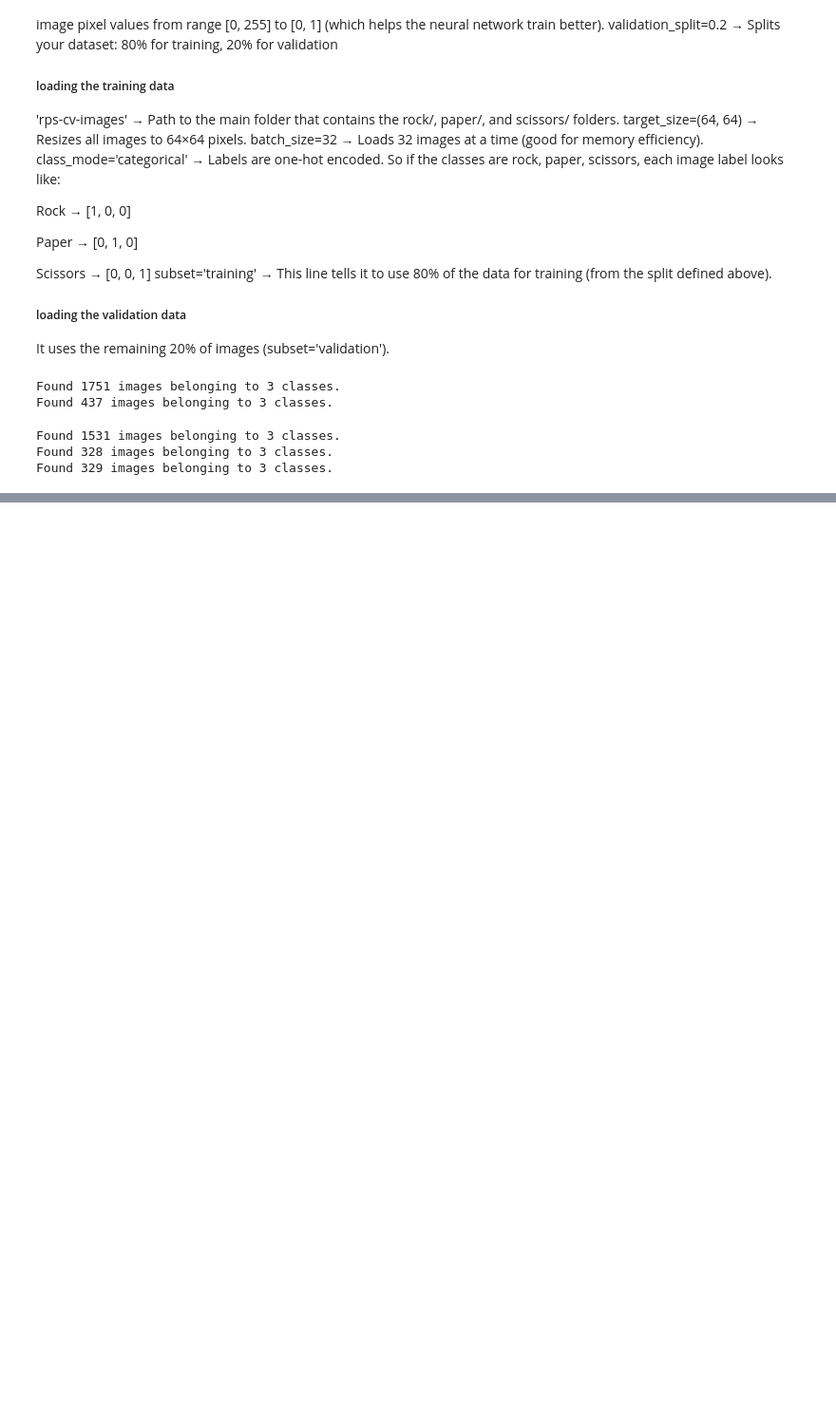
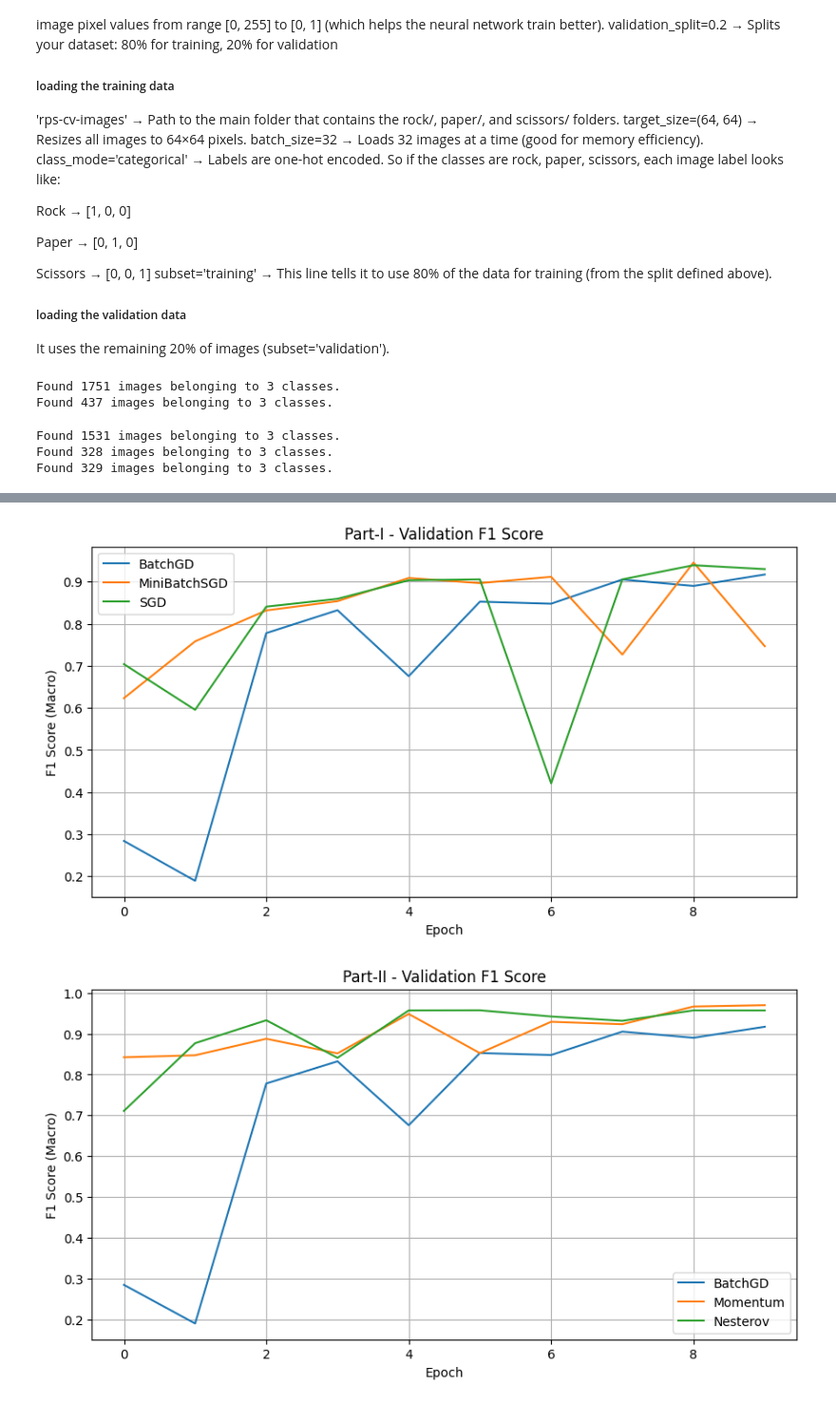
Before and after one commit to michael-099/Facial-Expression-Recognition-using-deep-learning-, a Jupyter notebook: Rock-Paper-Scissors.ipynb, the cells around one changed output, grey strips where cells are left out. Shown at 95% size. Cells and saved outputs as stored; diff of their text form; code cells hidden in the pictures; blank space fills up the shorter version.

```diff
--- a/Rock-Paper-Scissors.ipynb
+++ b/Rock-Paper-Scissors.ipynb
@@ -207,7 +207,8 @@ def train_model(optimizer_name):
     elif optimizer_name == "Adam":
         optimizer = optim.Adam(model.parameters(), lr=0.001)
 
-    train_accs, val_accs = [], []
+    train_accs, val_accs, f1_scores = [], [], []
+
     for epoch in range(EPOCHS):
         model.train()
         correct, total = 0, 0
@@ -228,20 +229,26 @@ def train_model(optimizer_name):
 
         model.eval()
         correct, total = 0, 0
+        all_preds, all_labels = [], []
         with torch.no_grad():
             for x, y in val_loader:
                 x, y = x.to(device), y.to(device)
                 y_hat = model(x)
                 pred = y_hat.argmax(dim=1)
+                all_preds.extend(pred.cpu().numpy())
+                all_labels.extend(y.cpu().numpy())
                 correct += (pred == y).sum().item()
                 total += y.size(0)
 
         val_acc = correct / total
         val_accs.append(val_acc)
 
-        print(f"{optimizer_name} | Epoch {epoch+1}/{EPOCHS} | Train Acc: {train_acc:.4f} | Val Acc: {val_acc:.4f}")
+        f1 = f1_score(all_labels, all_preds, average='macro')
+        f1_scores.append(f1)
 
-    return train_accs, val_accs
+        print(f"{optimizer_name} | Epoch {epoch+1}/{EPOCHS} | Train Acc: {train_acc:.4f} | Val Acc: {val_acc:.4f} | F1 Score: {f1:.4f}")
+
+    return train_accs, val_accs, f1_scores
 # %%
 part1_opts = ["BatchGD", "MiniBatchSGD", "SGD"]
 part2_opts = ["BatchGD", "Momentum", "Nesterov"]
@@ -257,19 +264,7 @@ results = {}
 for part, opts in all_parts.items():
     print(f"\n==================== {part} ====================")
     for opt in opts:
-        train_accs, val_accs = train_model(opt)
-        results[opt] = {"train": train_accs, "val": val_accs}
-
-# Plot
-for part, opts in all_parts.items():
-    plt.figure(figsize=(10, 5))
-    for opt in opts:
-        plt.plot(results[opt]["val"], label=opt)
-    plt.title(f"{part} - Validation Accuracy")
-    plt.xlabel("Epoch")
-    plt.ylabel("Validation Accuracy")
-    plt.legend()
-    plt.grid(True)
-    plt.show()
+        train_accs, val_accs, f1_scores = train_model(opt)
+        results[opt] = {"train": train_accs, "val": val_accs, "f1": f1_scores}
 # %% [output]
 ==================== Part-I ====================
@@ -294,0 +302,14 @@ Adam | Epoch 10/10 | Train Acc: 1.0000 | Val Acc: 0.9634
+# %%
+for part, opts in all_parts.items():
+    plt.figure(figsize=(10, 5))
+    for opt in opts:
+        plt.plot(results[opt]["f1"], label=opt)
+    plt.title(f"{part} - Validation F1 Score")
+    plt.xlabel("Epoch")
+    plt.ylabel("F1 Score (Macro)")
+    plt.legend()
+    plt.grid(True)
+    plt.show()
+# %% [output]
+[figure, added]
+[figure, added]
```
Also changed, not shown: parts of 3 cells of this notebook.
